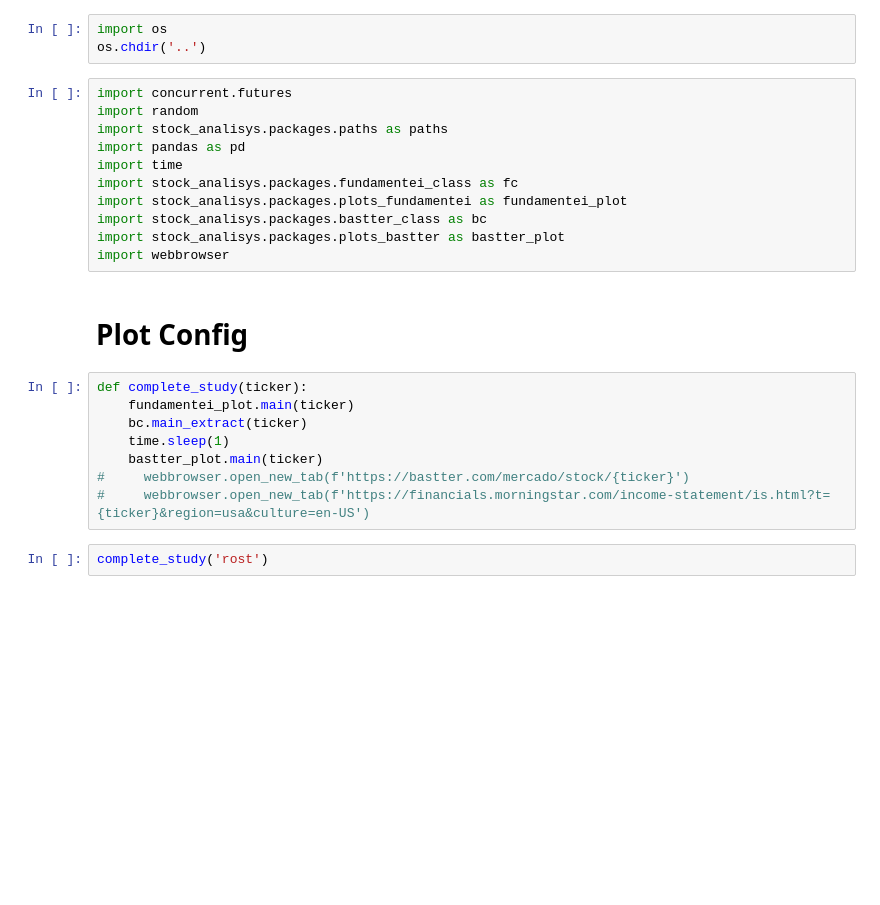
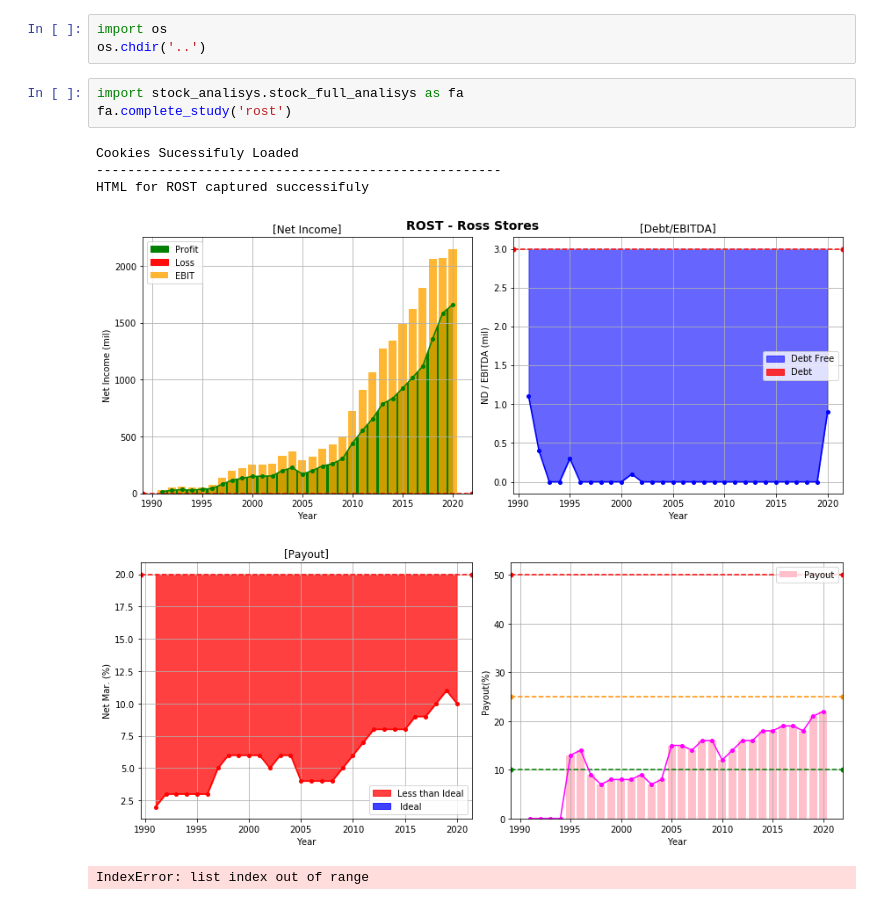
Before and after one commit to bresends/stock_analisys, a Jupyter notebook: notebooks/Tests.ipynb, the cells around one changed output. Cells and saved outputs as stored; diff of their text form; blank space fills up the shorter version.

```diff
--- a/notebooks/Tests.ipynb
+++ b/notebooks/Tests.ipynb
@@ -4,26 +7,13 @@
 # %%
 import os
 os.chdir('..')
-# %%
-import concurrent.futures
-import random
-import stock_analisys.packages.paths as paths
-import pandas as pd
-import time
-import stock_analisys.packages.fundamentei_class as fc
-import stock_analisys.packages.plots_fundamentei as fundamentei_plot
-import stock_analisys.packages.bastter_class as bc
-import stock_analisys.packages.plots_bastter as bastter_plot
-import webbrowser
-# %% [markdown]
-# Plot Config
-# %%
-def complete_study(ticker):
-    fundamentei_plot.main(ticker)
-    bc.main_extract(ticker)
-    time.sleep(1)
-    bastter_plot.main(ticker)
-#     webbrowser.open_new_tab(f'https://bastter.com/mercado/stock/{ticker}')
-#     webbrowser.open_new_tab(f'https://financials.morningstar.com/income-statement/is.html?t={ticker}&region=usa&culture=en-US')
-# %%
-complete_study('rost')
+# %%
+import stock_analisys.stock_full_analisys as fa
+fa.complete_study('rost')
+# %% [output]
+Cookies Sucessifuly Loaded
+----------------------------------------------------
+HTML for ROST captured successifuly
+[figure, added]
+[figure, added]
+IndexError: list index out of range
```
Also changed, not shown: parts of 1 cell of this notebook, 5 other files.
